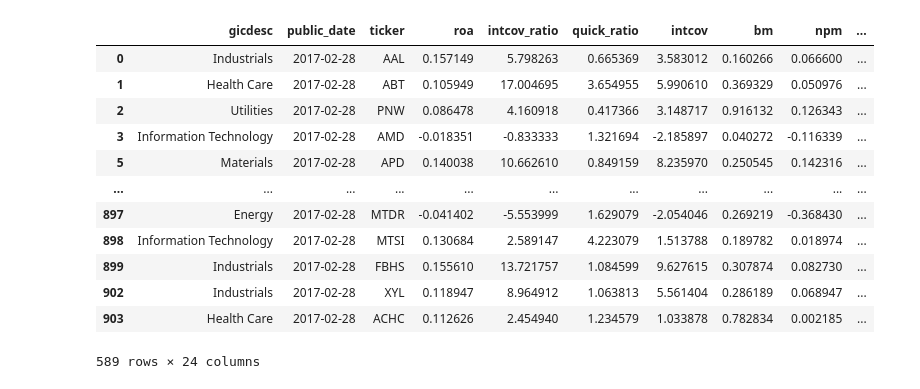
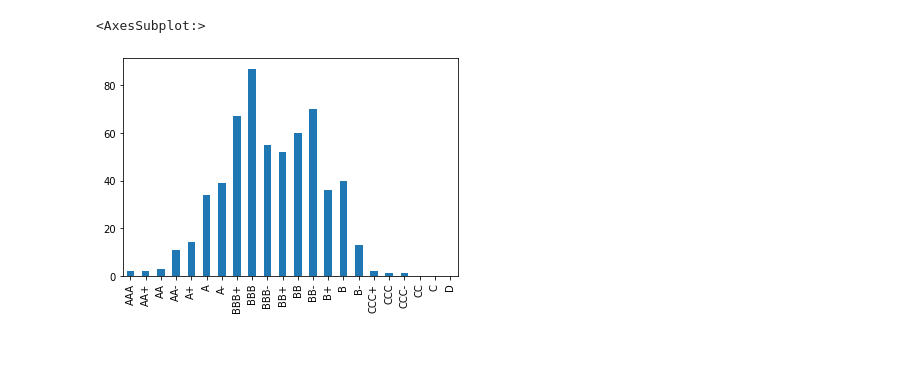
Before and after one commit to acremins1/SCL-and-Comps-Analysis, a Jupyter notebook: sury_hw2/data_filtering.ipynb, the cells around one changed output. Drawn from its saved outputs; the diff is of its cells as text; code cells hidden in the pictures; blank space fills up the shorter version.

```diff
--- a/sury_hw2/data_filtering.ipynb
+++ b/sury_hw2/data_filtering.ipynb
@@ -15,22 +15,15 @@ allData['rating'] = allData['long_term_credit_rating'].apply(lambda x: 1 if x in
 
 # make dummy variables for industry using gsector
 allData = pd.get_dummies(allData, columns=['gsector'], prefix = ['gsector'], drop_first=True)
-# %%
-allData
-# %% [output]
-|  | gicdesc | public_date | ticker | roa | intcov_ratio | quick_ratio | intcov | bm | npm | ... |
-| 0 | Industrials | 2017-02-28 | AAL | 0.157149 | 5.798263 | 0.665369 | 3.583012 | 0.160266 | 0.066600 | ... |
-| 1 | Health Care | 2017-02-28 | ABT | 0.105949 | 17.004695 | 3.654955 | 5.990610 | 0.369329 | 0.050976 | ... |
-| 2 | Utilities | 2017-02-28 | PNW | 0.086478 | 4.160918 | 0.417366 | 3.148717 | 0.916132 | 0.126343 | ... |
-| 3 | Information Technology | 2017-02-28 | AMD | -0.018351 | -0.833333 | 1.321694 | -2.185897 | 0.040272 | -0.116339 | ... |
-| 5 | Materials | 2017-02-28 | APD | 0.140038 | 10.662610 | 0.849159 | 8.235970 | 0.250545 | 0.142316 | ... |
-| ... | ... | ... | ... | ... | ... | ... | ... | ... | ... | ... |
-| 897 | Energy | 2017-02-28 | MTDR | -0.041402 | -5.553999 | 1.629079 | -2.054046 | 0.269219 | -0.368430 | ... |
-| 898 | Information Technology | 2017-02-28 | MTSI | 0.130684 | 2.589147 | 4.223079 | 1.513788 | 0.189782 | 0.018974 | ... |
-| 899 | Industrials | 2017-02-28 | FBHS | 0.155610 | 13.721757 | 1.084599 | 9.627615 | 0.307874 | 0.082730 | ... |
-| 902 | Industrials | 2017-02-28 | XYL | 0.118947 | 8.964912 | 1.063813 | 5.561404 | 0.286189 | 0.068947 | ... |
-| 903 | Health Care | 2017-02-28 | ACHC | 0.112626 | 2.454940 | 1.234579 | 1.033878 | 0.782834 | 0.002185 | ... |
-589 rows × 24 columns
+# %%
+indexes = [
+    'AAA', 'AA+', 'AA', 'AA-', 'A+', 'A', 'A-', 'BBB+', 'BBB', 'BBB-', 'BB+', 'BB', 'BB-', 'B+', 'B', 'B-', 'CCC+', 'CCC', 'CCC-', 'CC', 'C', 'D'
+]
+
+allData['long_term_credit_rating'].value_counts().reindex(indexes).plot(kind='bar')
+# %% [output]
+<AxesSubplot:>
+[figure, added]
 # %%
 # Split into train validate and test 60/20/20
 trainData = allData.sample(frac=0.6, random_state=1)
```
Also changed, not shown: 1 other file.
